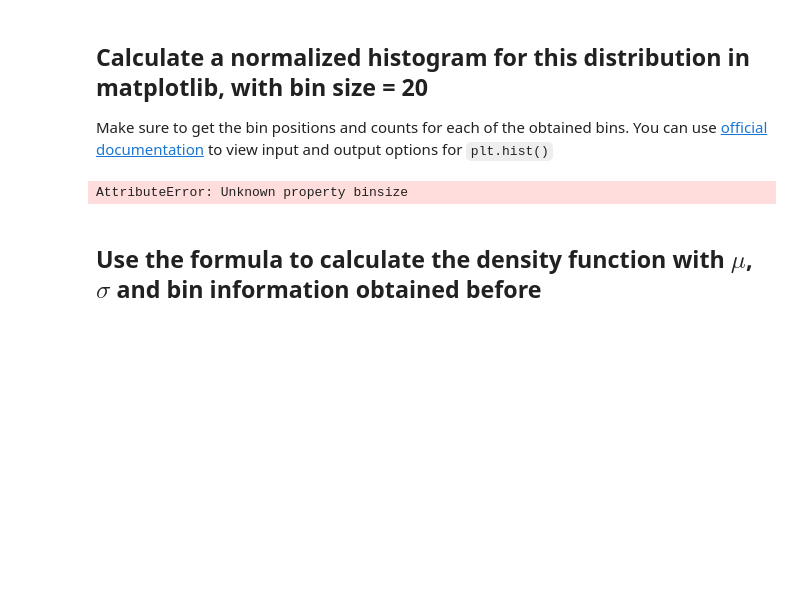
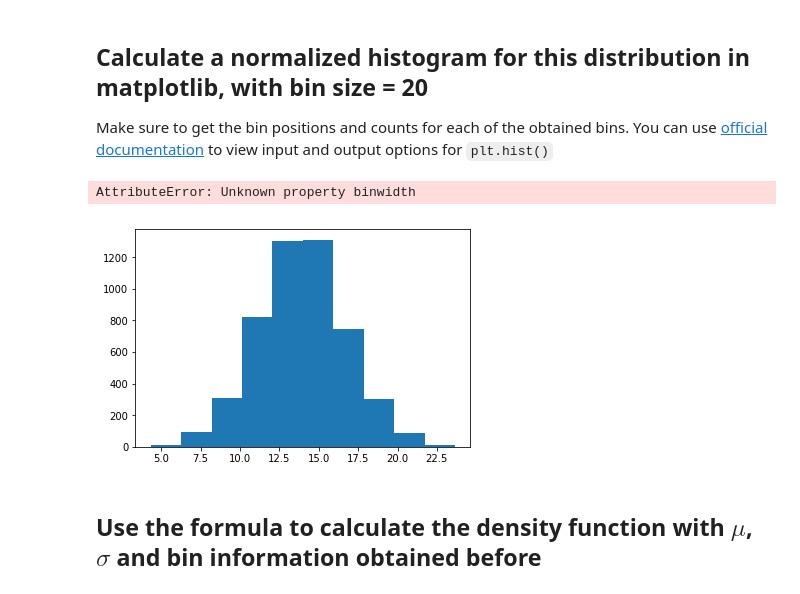
Before and after one commit to minotaur142/dsc-normal-distribution-lab-nyc-ds-060319, a Jupyter notebook: index.ipynb, the cells around one changed output. Cells and saved outputs as stored; diff of their text form; code cells hidden in the pictures; blank space fills up the shorter version.

```diff
--- a/index.ipynb
+++ b/index.ipynb
@@ -35,10 +35,11 @@ Make sure to get the bin positions and counts for each of the obtained bins. You
 # %%
 # Calculate a histogram for above data distribution
 import matplotlib.pyplot as plt
-%matplotlib
-plt.hist(np.random.normal(14,2.8,5000),binsize=20)
+%matplotlib inline
+plt.hist(np.random.normal(14,2.8,5000),binwidth=20)
 # %% [output]
-AttributeError: Unknown property binsize
+AttributeError: Unknown property binwidth
+[figure, added]
 # %% [markdown]
 ## Use the formula to calculate the density function with $\mu$, $\sigma$ and bin information obtained before
 # %%
```
